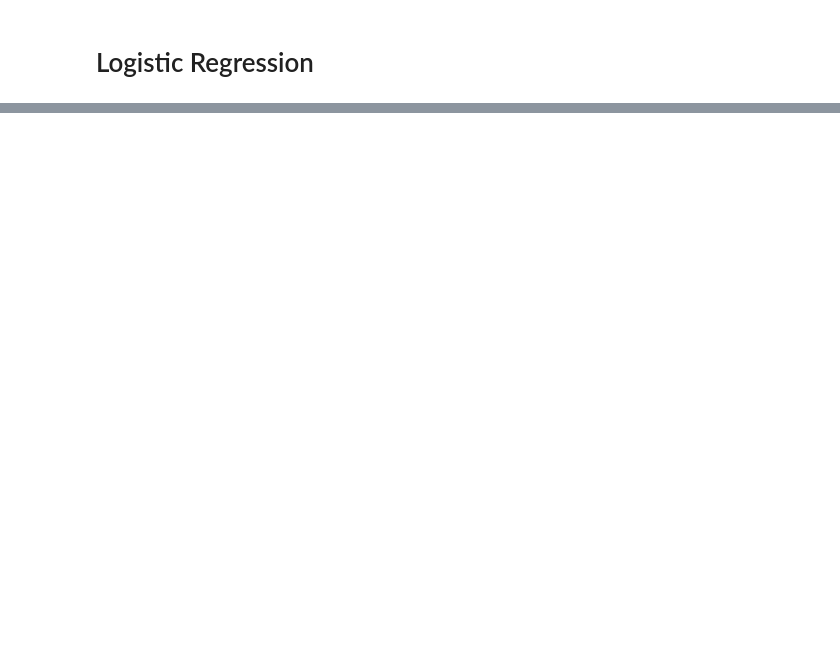
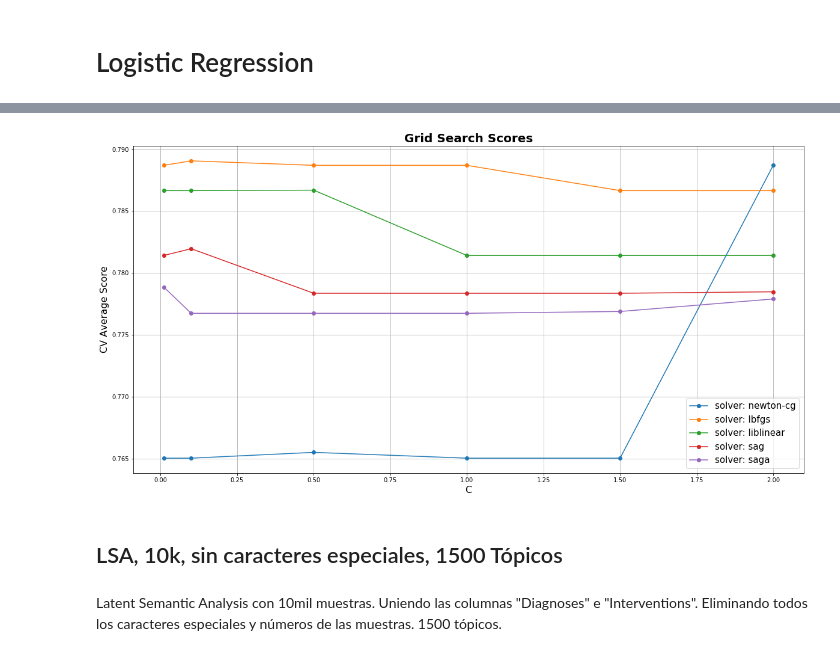
Before and after one commit to JuanJoseMV/Clinical-Trials-on-Cancer, a Jupyter notebook: Notebooks/Basic Models/Logistic Regression.ipynb, the cells around one changed output, grey strips where cells are left out. Cells and saved outputs as stored; diff of their text form; code cells hidden in the pictures; blank space fills up the shorter version.

```diff
--- a/Notebooks/Basic Models/Logistic Regression.ipynb
+++ b/Notebooks/Basic Models/Logistic Regression.ipynb
@@ -280,0 +346,38 @@ Eficiencia 0.7826000000000001  Int_Eficiencia 0.005821034654118137  Sensibilidad
+# %%
+def plot_grid_search(cv_results, grid_param_1, grid_param_2, name_param_1, name_param_2):
+    # Get Test Scores Mean and std for each grid search
+    scores_mean = cv_results['mean_test_score']
+    scores_mean = np.array(scores_mean).reshape(len(grid_param_2),len(grid_param_1))
+
+    scores_sd = cv_results['std_test_score']
+    scores_sd = np.array(scores_sd).reshape(len(grid_param_2),len(grid_param_1))
+
+    # Plot Grid search scores
+    _, ax = plt.subplots(1,1, figsize=(20, 10))
+
+    # Param1 is the X-axis, Param 2 is represented as a different curve (color line)
+    for idx, val in enumerate(grid_param_2):
+        ax.plot(grid_param_1, scores_mean[idx,:], '-o', label= name_param_2 + ': ' + str(val))
+
+    ax.set_title("Grid Search Scores", fontsize=20, fontweight='bold')
+    ax.set_xlabel(name_param_1, fontsize=16)
+    ax.set_ylabel('CV Average Score', fontsize=16)
+    ax.legend(loc="best", fontsize=15)
+    ax.grid('on')
+
+c =  {'mean_test_score': np.array([0.7650413 , 0.7650413 , 0.76550984, 0.7650413 , 0.7650413 ,
+        0.78870006, 0.78870006, 0.78906152, 0.78870006, 0.78870006,
+        0.7866585 , 0.7866585 , 0.78665893, 0.7866585 , 0.78669421,
+        0.78141536, 0.78141536, 0.78141536, 0.78141536, 0.78196255,
+        0.77836274, 0.77836274, 0.77836274, 0.77848241, 0.77887113,
+        0.77674469, 0.77674469, 0.77674469, 0.77689139, 0.77790247]),
+ 'std_test_score': np.array([0.0067881 , 0.0067881 , 0.00582972, 0.0067881 , 0.0067881 ,
+        0.0102076 , 0.0102076 , 0.01006338, 0.0102076 , 0.0102076 ,
+        0.01201305, 0.01201305, 0.01195956, 0.01201305, 0.01210996,
+        0.01455616, 0.01455616, 0.01455616, 0.01455616, 0.01476146,
+        0.01377124, 0.01377124, 0.01377124, 0.01379239, 0.01416149,
+        0.01447691, 0.01447691, 0.01447691, 0.01459147, 0.0149928 ])}
+
+plot_grid_search(c,[.01,.1,.5,1,1.5,2],['newton-cg','lbfgs','liblinear','sag','saga'],'C','solver')
+# %% [output]
+[figure, added]
@@ -280,0 +411,4 @@ Eficiencia 0.7826000000000001  Int_Eficiencia 0.005821034654118137  Sensibilidad
+# %% [markdown]
+## LSA, 10k, sin caracteres especiales, 1500 Tópicos
+# %% [markdown]
+Latent Semantic Analysis con 10mil muestras. Uniendo las columnas "Diagnoses" e "Interventions". Eliminando todos los caracteres especiales y números de las muestras. 1500 tópicos.
```
Also changed, not shown: parts of 24 cells of this notebook, 26 other files.
